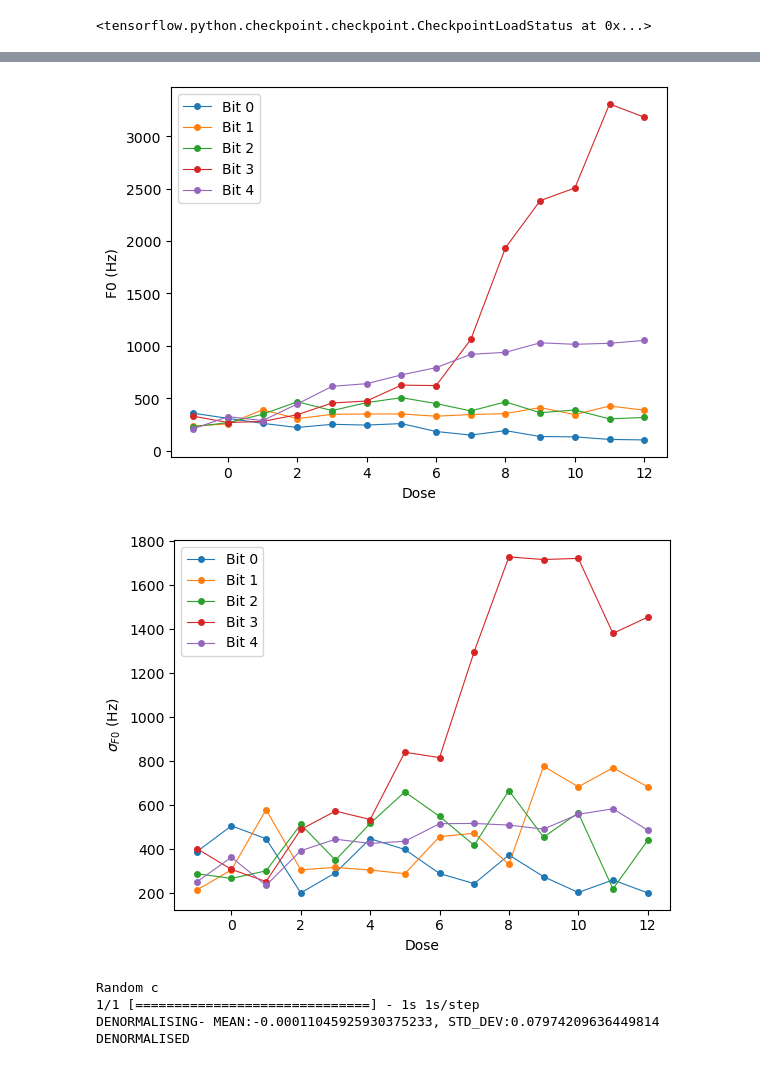
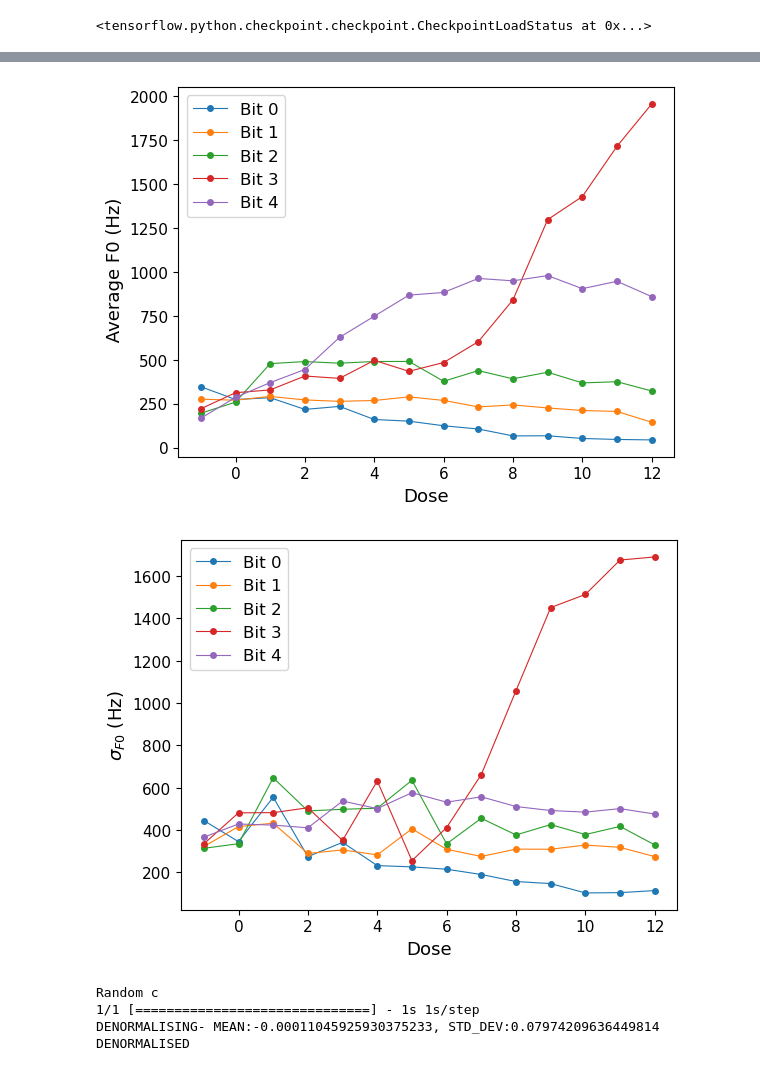
Before and after one commit to JaydenDave/decoding-animimal-communication, a Jupyter notebook: winfoGAN/model_testing.ipynb, the cells around one changed output, grey strips where cells are left out. Cells and saved outputs as stored; diff of their text form; code cells hidden in the pictures.

```diff
--- a/winfoGAN/model_testing.ipynb
+++ b/winfoGAN/model_testing.ipynb
@@ -35,7 +36,7 @@ def newest(path):
     paths = [os.path.join(path, basename) for basename in files]
     return max(paths, key=os.path.getctime)
 
-model_directory ="C:/Users/Jayde/Desktop/wavegan/models_0212.1457"
+model_directory ="C:/Users/Jayde/Desktop/wavegan/models_1212.1053"
 model_directory = newest("C:/Users/Jayde/Desktop/wavegan/")
 print(model_directory)
 spec_path = f"{model_directory}/model_specifications.json"
@@ -49,5 +50,5 @@ gan = GAN(
     discriminator_steps= specs["Discriminator Steps"],
     gp_weight= specs["GP Weight"],
     n_categories= specs["N Categories"],
-    n_cont= specs["N Continuous"]
+    slice_len=16384,
 )
@@ -62,6 +85,6 @@ array([[0., 0., 0., 1., 1.],
        [1., 1., 1., 1., 1.]], dtype=float32)>
 # %%
 generator = gan.generator
-generator.load_weights(f"{model_directory}/generator6000")
+generator.load_weights(f"{model_directory}/generator5000")
 # %% [output]
 <tensorflow.python.checkpoint.checkpoint.CheckpointLoadStatus at 0x...>
@@ -73,7 +107,7 @@ fundamental_freqs = []
 f0_stds = []
 sr = 16000
 for dose in range(-1, 13):
-    inputs = create_inputs(specs, 500, bit_value = dose, baseline_dose = 0)
+    inputs = create_inputs(specs, 250, bit_value = dose, baseline_dose = 0)
     for bit,input in enumerate(inputs):
         generated = generate_samples(generator,input,model_directory)
 
@@ -87,4 +121,5 @@ df['bit'] = bits
 df['dose'] = doses
 df['f0'] = fundamental_freqs
 df['f0 std'] = f0_stds
+df.to_csv("Bits.csv", index= False)
 # %% [output]
@@ -94,25 +145,31 @@ for bit in range(specs["N Categories"]):
     bit_data = df.loc[df['bit'] ==bit]
     plt.plot(bit_data['dose'], bit_data['f0'], '-o', markersize = 4,linewidth =0.8, label = f"Bit {bit}")
     #plt.errorbar(bit_data['dose'], bit_data['f0'], yerr=bit_data['f0 std dev'], marker = 'o',markersize = 4,linewidth =0.8, label = f"Bit {bit}")
-plt.xlabel("Dose")
-plt.ylabel("F0 (Hz)")
-plt.legend()
+plt.xlabel("Dose", fontsize = 13)
+plt.ylabel(" Average F0 (Hz)", fontsize = 13)
+plt.legend(fontsize =12)
+plt.xticks(fontsize = 11)
+plt.yticks(fontsize = 11)
 #plt.ylim(0,3000)
+plt.savefig("F0_bits.png", dpi= 300, bbox_inches = "tight", transparent = True)
 plt.show()
 # %% [output]
-[figure, old version]
+[figure, new version]
 # %%
 for bit in range(specs["N Categories"]):
     bit_data = df.loc[df['bit'] ==bit]
     plt.plot(bit_data['dose'], bit_data['f0 std'], '-o', markersize = 4,linewidth =0.8, label = f"Bit {bit}")
     #plt.errorbar(bit_data['dose'], bit_data['f0'], yerr=bit_data['f0 std dev'], marker = 'o',markersize = 4,linewidth =0.8, label = f"Bit {bit}")
-plt.xlabel("Dose")
-plt.ylabel("$\sigma_{F0}$ (Hz)")
-plt.legend()
+plt.xlabel("Dose", fontsize = 13)
+plt.ylabel("$\sigma_{F0}$ (Hz)", fontsize = 13)
+plt.legend(fontsize = 12)
+plt.xticks(fontsize = 11)
+plt.yticks(fontsize = 11)
+plt.savefig("F0_st_dev_bits.png", dpi= 300, bbox_inches = "tight", transparent = True)
 #plt.ylim(0,3000)
 plt.show()
 # %% [output]
-[figure, old version]
+[figure, new version]
 # %%
 inputs = create_inputs(specs,15,bit_value= 1, random =True)
 outputs=[]
```
Also changed, not shown: parts of 8 cells of this notebook, 7 other files.
